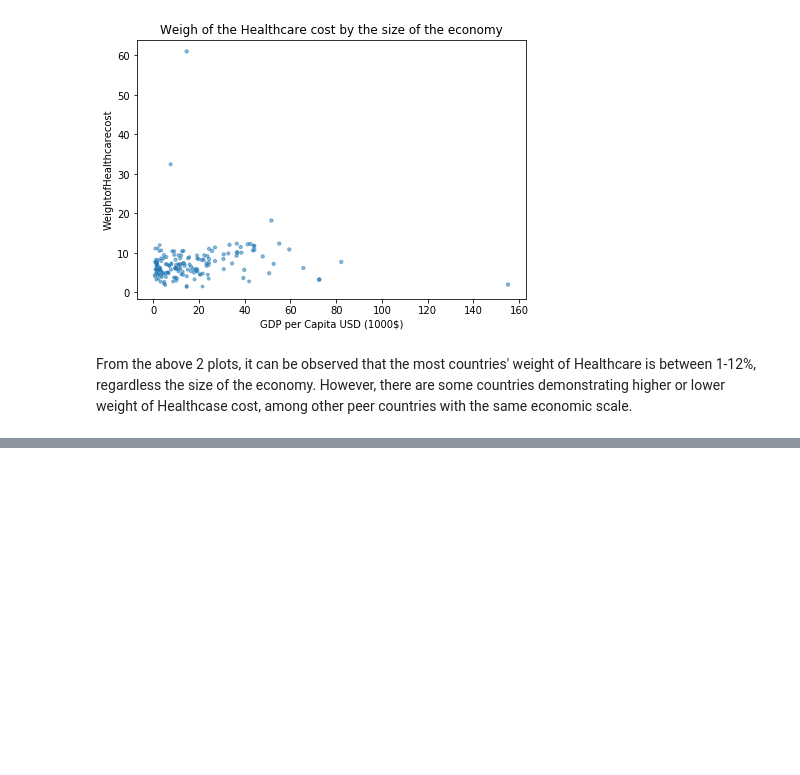
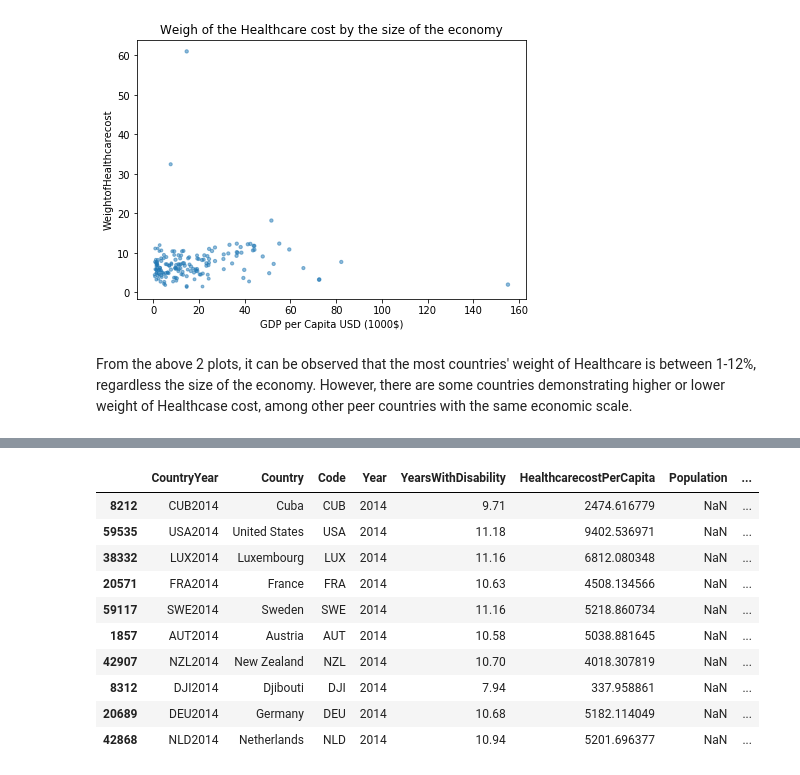
Before and after one commit to NamiF/The-cost-of-healcare-related-to-longevity, a Jupyter notebook: Healthcare_cost_of_longevity.ipynb, the cells around one changed output, grey strips where cells are left out. Saved outputs shown, nothing was run; the diff lists cells and outputs as text; code cells hidden in the pictures; blank space fills up the shorter version.

```diff
--- a/Healthcare_cost_of_longevity.ipynb
+++ b/Healthcare_cost_of_longevity.ipynb
@@ -273,0 +296,15 @@ However, there are some countries demonstrating higher or lower weight of Health
+# %%
+year2014_countries=year2014_modified[year2014_modified.Code.notnull()]
+year2014_countries.sort_values('WeightofHealthcarecost', ascending=False).head(10)
+# %% [output]
+|  | CountryYear | Country | Code | Year | YearsWithDisability | HealthcarecostPerCapita | Population | ... |
+| 8212 | CUB2014 | Cuba | CUB | 2014 | 9.71 | 2474.616779 | NaN | ... |
+| 59535 | USA2014 | United States | USA | 2014 | 11.18 | 9402.536971 | NaN | ... |
+| 38332 | LUX2014 | Luxembourg | LUX | 2014 | 11.16 | 6812.080348 | NaN | ... |
+| 20571 | FRA2014 | France | FRA | 2014 | 10.63 | 4508.134566 | NaN | ... |
+| 59117 | SWE2014 | Sweden | SWE | 2014 | 11.16 | 5218.860734 | NaN | ... |
+| 1857 | AUT2014 | Austria | AUT | 2014 | 10.58 | 5038.881645 | NaN | ... |
+| 42907 | NZL2014 | New Zealand | NZL | 2014 | 10.70 | 4018.307819 | NaN | ... |
+| 8312 | DJI2014 | Djibouti | DJI | 2014 | 7.94 | 337.958861 | NaN | ... |
+| 20689 | DEU2014 | Germany | DEU | 2014 | 10.68 | 5182.114049 | NaN | ... |
+| 42868 | NLD2014 | Netherlands | NLD | 2014 | 10.94 | 5201.696377 | NaN | ... |
```
Also changed, not shown: parts of 7 cells of this notebook.
